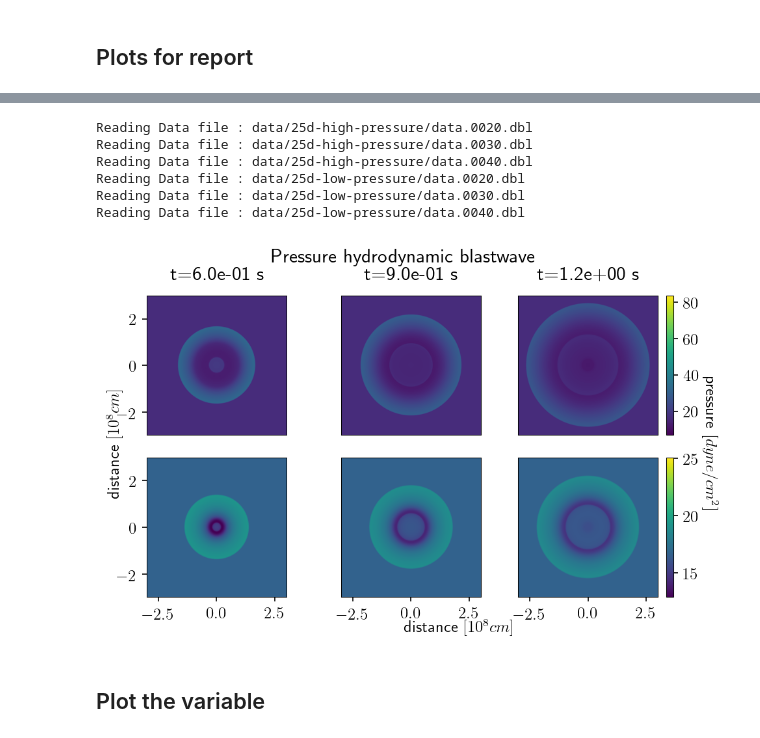
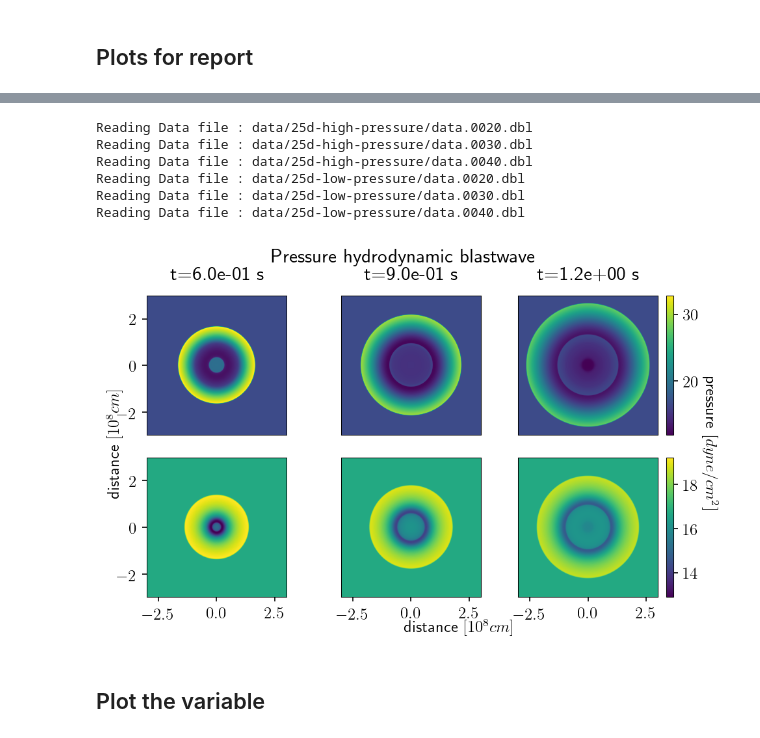
Before and after one commit to Cubedsheep/bachproef-wis-T2, a Jupyter notebook: HD_blastwave/HD-plots.ipynb, the cells around one changed output, grey strips where cells are left out. Saved outputs shown, nothing was run; the diff lists cells and outputs as text; code cells hidden in the pictures.

```diff
--- a/HD_blastwave/HD-plots.ipynb
+++ b/HD_blastwave/HD-plots.ipynb
@@ -173,6 +181,13 @@ DATA = [pp.pload(indicies[i%3], w_dir=DIRS[i//3]) for i in range(6)]
 plotvars = [data.prs for data in DATA]
 UNIT = UNIT_PRESSURE
 
+mins = [1,1]
+maxs = [1,1]
+for i in range(3):
+    if (m := np.min(plotvars[i])) < mins[0]:
+        mins[0] = m
+    if (M := np.max(plotvars[i])) > maxs[0]:
+        maxs[0] = M
 
 for i in range(3,6):
     if (m := np.min(plotvars[i])) < mins[1]:
@@ -191,34 +206,34 @@ for i in range(6):
                   vmin=mins[i//3]*UNIT, vmax=maxs[i//3]*UNIT)
     if i%3 == 2:
         cbar = fig.colorbar(im, ax=axis)
         #cbar.ax.set_ylabel('pressure [$g/cm^3$]', rotation=270, labelpad=15.0)
 
 
 for column in range(3):
     ax[1][column].get_xaxis().set_visible(True)
     #ax[1][column].set_xlabel(r"distance $[cm]$", labelpad=12.0)
 for row in range(2):
     ax[row][0].get_yaxis().set_visible(True)
     #ax[row][0].set_ylabel(r"distance $[cm]$")
 
 fig.text(0.5, 0.03, r"distance $[10^8cm]$", va='center')
 fig.text(0.03, 0.5, r"distance $[10^8cm]$", va='center', rotation=90)
 fig.text(0.97, 0.5, r"pressure $[dyne/cm^2]$", va="center", rotation=270)
 
 fig.suptitle("Pressure hydrodynamic blastwave", y=1)
 
 plt.tight_layout()
 plt.show()
 
 fig.savefig("../verslag/images/HD-blast-prs-2.pdf")
 # %% [output]
 Reading Data file : data/25d-high-pressure/data.0020.dbl
 Reading Data file : data/25d-high-pressure/data.0030.dbl
 Reading Data file : data/25d-high-pressure/data.0040.dbl
 Reading Data file : data/25d-low-pressure/data.0020.dbl
 Reading Data file : data/25d-low-pressure/data.0030.dbl
 Reading Data file : data/25d-low-pressure/data.0040.dbl
-[figure, old version]
+[figure, new version]
 # %% [markdown]
 ## Plot the variable
 # %%
```
Also changed, not shown: parts of 2 cells of this notebook, 28 other files.
